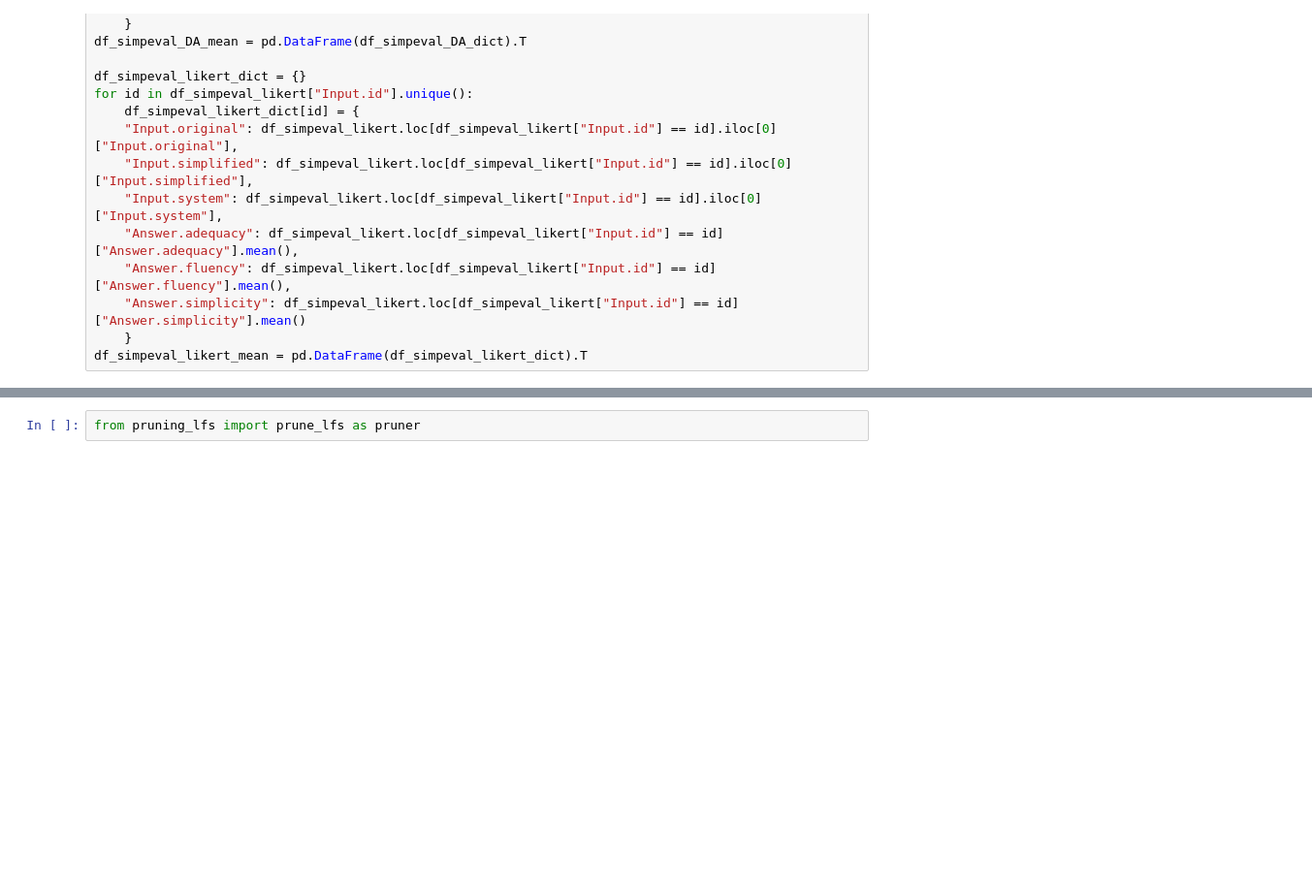
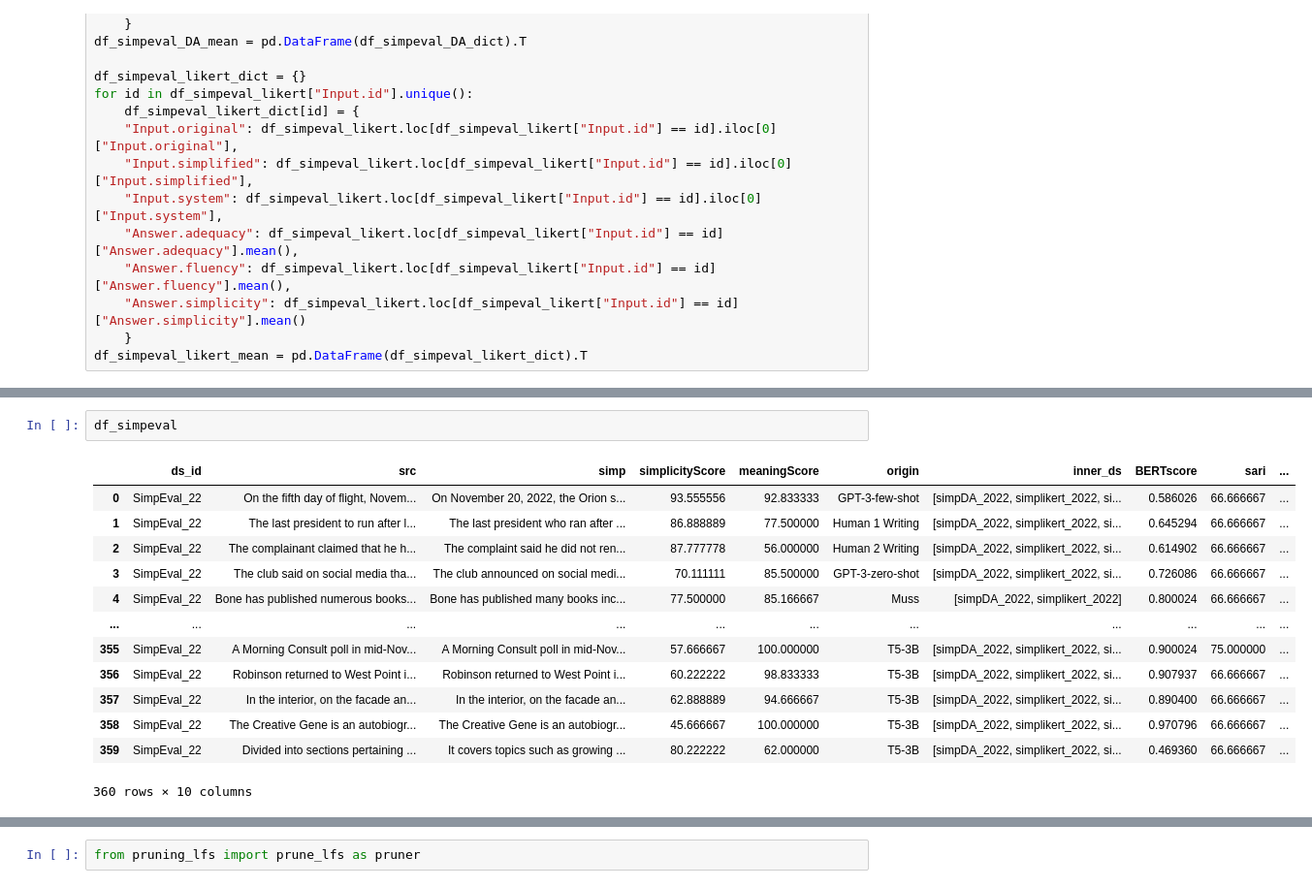
Before and after one commit to bjoernengelmann/BATS, a Jupyter notebook: workspace/lf_evaluation.ipynb, the cells around one changed output, grey strips where cells are left out. Shown at 97% size. Saved outputs shown, nothing was run; the diff lists cells and outputs as text; blank space fills up the shorter version.

```diff
--- a/workspace/lf_evaluation.ipynb
+++ b/workspace/lf_evaluation.ipynb
@@ -165 +178,17 @@ df_simpeval_2022["human_mean"] = df_simpeval_2022.progress_apply(lambda row:  np
+# %%
+df_simpeval
+# %% [output]
+|  | ds_id | src | simp | simplicityScore | meaningScore | origin | inner_ds | BERTscore | sari | ... |
+| 0 | SimpEval_22 | On the fifth day of flight, Novem... | On November 20, 2022, the Orion s... | 93.555556 | 92.833333 | GPT-3-few-shot | [simpDA_2022, simplikert_2022, si... | 0.586026 | 66.666667 | ... |
+| 1 | SimpEval_22 | The last president to run after l... | The last president who ran after ... | 86.888889 | 77.500000 | Human 1 Writing | [simpDA_2022, simplikert_2022, si... | 0.645294 | 66.666667 | ... |
+| 2 | SimpEval_22 | The complainant claimed that he h... | The complaint said he did not ren... | 87.777778 | 56.000000 | Human 2 Writing | [simpDA_2022, simplikert_2022, si... | 0.614902 | 66.666667 | ... |
+| 3 | SimpEval_22 | The club said on social media tha... | The club announced on social medi... | 70.111111 | 85.500000 | GPT-3-zero-shot | [simpDA_2022, simplikert_2022, si... | 0.726086 | 66.666667 | ... |
+| 4 | SimpEval_22 | Bone has published numerous books... | Bone has published many books inc... | 77.500000 | 85.166667 | Muss | [simpDA_2022, simplikert_2022] | 0.800024 | 66.666667 | ... |
+| ... | ... | ... | ... | ... | ... | ... | ... | ... | ... | ... |
+| 355 | SimpEval_22 | A Morning Consult poll in mid-Nov... | A Morning Consult poll in mid-Nov... | 57.666667 | 100.000000 | T5-3B | [simpDA_2022, simplikert_2022, si... | 0.900024 | 75.000000 | ... |
+| 356 | SimpEval_22 | Robinson returned to West Point i... | Robinson returned to West Point i... | 60.222222 | 98.833333 | T5-3B | [simpDA_2022, simplikert_2022, si... | 0.907937 | 66.666667 | ... |
+| 357 | SimpEval_22 | In the interior, on the facade an... | In the interior, on the facade an... | 62.888889 | 94.666667 | T5-3B | [simpDA_2022, simplikert_2022, si... | 0.890400 | 66.666667 | ... |
+| 358 | SimpEval_22 | The Creative Gene is an autobiogr... | The Creative Gene is an autobiogr... | 45.666667 | 100.000000 | T5-3B | [simpDA_2022, simplikert_2022, si... | 0.970796 | 66.666667 | ... |
+| 359 | SimpEval_22 | Divided into sections pertaining ... | It covers topics such as growing ... | 80.222222 | 62.000000 | T5-3B | [simpDA_2022, simplikert_2022, si... | 0.469360 | 66.666667 | ... |
+360 rows × 10 columns
 # %%
```
Also changed, not shown: parts of 35 cells of this notebook.
